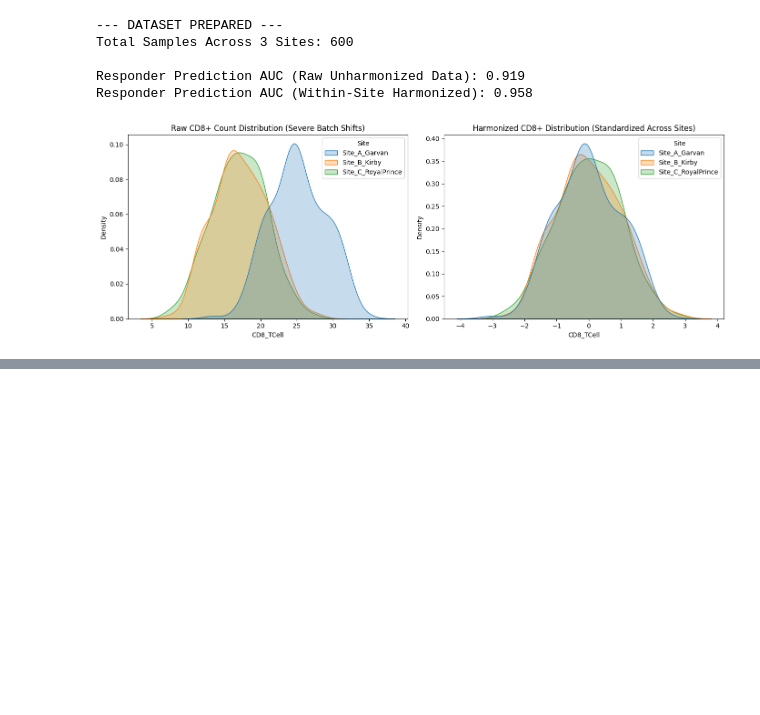
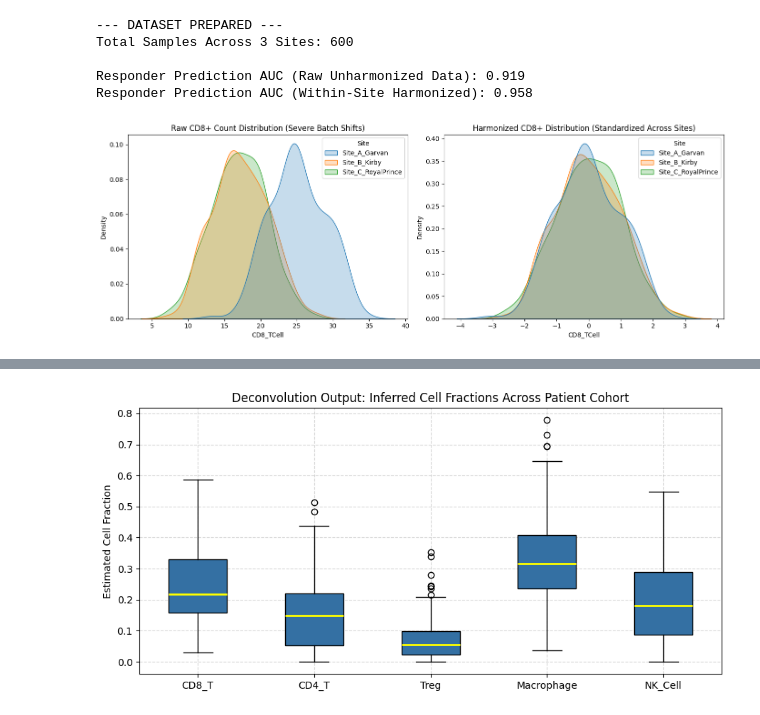
Before and after one commit to saradindu-chaudhuri/Immunotherapy_Survival_ML, a Jupyter notebook: Cohort_Generation_&_Baseline_Cox_Model.ipynb, the cells around one changed output, grey strips where cells are left out. Saved outputs shown, nothing was run; the diff lists cells and outputs as text; code cells hidden in the pictures; blank space fills up the shorter version.

```diff
--- a/Cohort_Generation_&_Baseline_Cox_Model.ipynb
+++ b/Cohort_Generation_&_Baseline_Cox_Model.ipynb
@@ -332,0 +473,67 @@ Responder Prediction AUC (Within-Site Harmonized): 0.958
+# %%
+import numpy as np
+import pandas as pd
+import matplotlib.pyplot as plt
+from scipy.optimize import nnls
+
+# 1. Define Known Immune Cell Expression Signature Matrix (Genes x Cell Types)
+# Genes: CD8A, CD4, FOXP3, CD68, NCAM1 (CD56)
+# Cell Types: CD8_T, CD4_T, Treg, Macrophage, NK_Cell
+signature_matrix = pd.DataFrame({
+    'CD8_T':      [10.0,  1.0,  0.2,  0.5,  0.1],
+    'CD4_T':      [ 0.8, 11.2,  1.5,  0.8,  0.2],
+    'Treg':       [ 0.5,  8.0, 12.5,  0.4,  0.1],
+    'Macrophage': [ 0.2,  0.5,  0.1, 14.0,  0.5],
+    'NK_Cell':    [ 1.2,  0.2,  0.1,  0.5, 11.8]
+}, index=['CD8A', 'CD4', 'FOXP3', 'CD68', 'NCAM1'])
+
+print("--- IMMUNE SIGNATURE MATRIX (S) ---")
+print(signature_matrix)
+
+# 2. Simulate Mixed Bulk Expression Profiles for 100 Patients
+np.random.seed(42)
+n_patients = 100
+cell_types = signature_matrix.columns
+
+# Generate true cell fractions (must sum to 1 per patient)
+raw_fractions = np.random.dirichlet(alpha=(3, 2, 1, 4, 2), size=n_patients)
+true_fractions_df = pd.DataFrame(raw_fractions, columns=cell_types)
+
+# Synthesize bulk gene expression: Bulk = Signature Matrix x True Fractions + Noise
+S = signature_matrix.values
+bulk_expression = np.dot(raw_fractions, S.T) + np.random.normal(0, 0.5, size=(n_patients, S.shape[0]))
+bulk_df = pd.DataFrame(bulk_expression, columns=signature_matrix.index)
+
+# 3. Deconvolution via Non-Negative Least Squares (NNLS)
+estimated_fractions = []
+for i in range(n_patients):
+    bulk_vector = bulk_df.iloc[i].values
+    # Solve argmin || S * x - bulk ||_2 s.t. x >= 0
+    weights, _ = nnls(S, bulk_vector)
+    # Normalize to sum to 1
+    weights_normalized = weights / np.sum(weights) if np.sum(weights) > 0 else weights
+    estimated_fractions.append(weights_normalized)
+
+est_fractions_df = pd.DataFrame(estimated_fractions, columns=cell_types)
+
+# 4. Measure Deconvolution Accuracy (Correlation across patients)
+correlations = {}
+for cell in cell_types:
+    corr = np.corrcoef(true_fractions_df[cell], est_fractions_df[cell])[0, 1]
+    correlations[cell] = corr
+
+print("\n--- DECONVOLUTION PERFORMANCE (Pearson r vs Ground Truth) ---")
+for cell, r_val in correlations.items():
+    print(f"{cell}: r = {r_val:.3f}")
+
+# 5. Plot True vs Estimated Proportions
+plt.figure(figsize=(9, 4.5))
+plt.boxplot([est_fractions_df[c] for c in cell_types], labels=cell_types, patch_artist=True,
+            boxprops=dict(facecolor='#3470a3', color='black'),
+            medianprops=dict(color='yellow', linewidth=2))
+plt.ylabel("Estimated Cell Fraction")
+plt.title("Deconvolution Output: Inferred Cell Fractions Across Patient Cohort")
+plt.grid(True, linestyle='--', alpha=0.5)
+plt.tight_layout()
+plt.show()
+# %% [output]
@@ -332,0 +554 @@ Responder Prediction AUC (Within-Site Harmonized): 0.958
+[figure, added]
```
Also changed, not shown: parts of 8 cells of this notebook.
